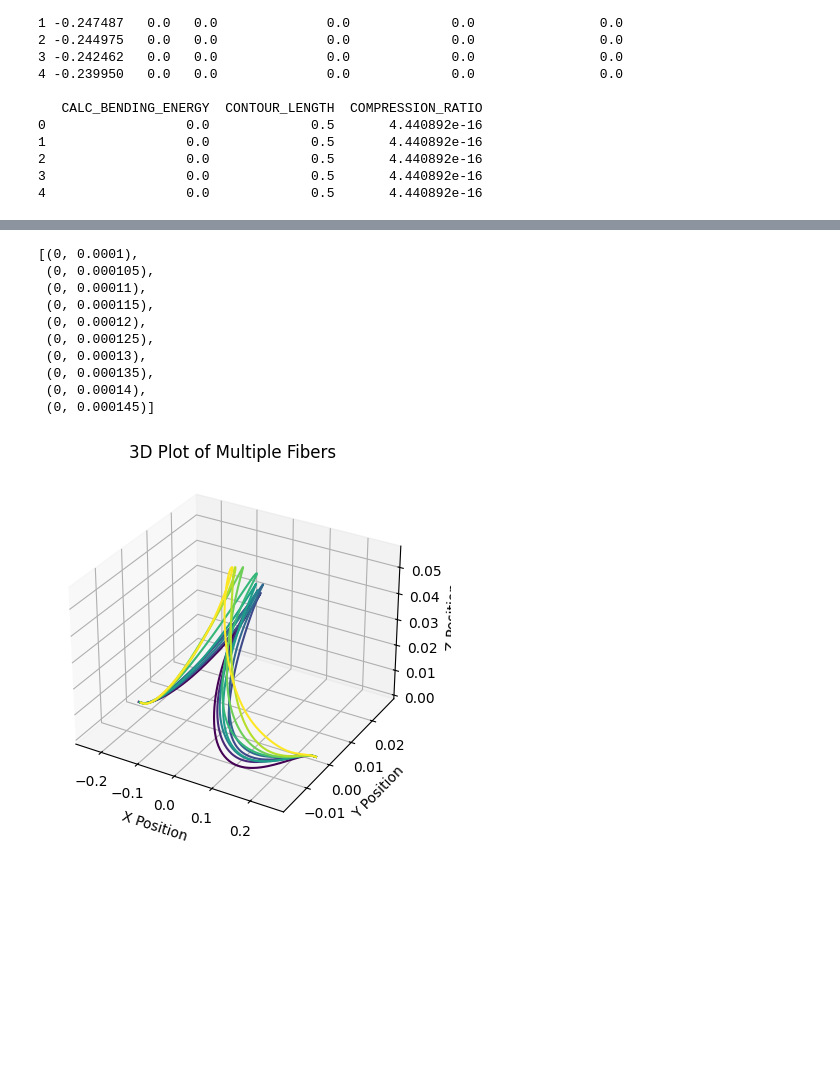
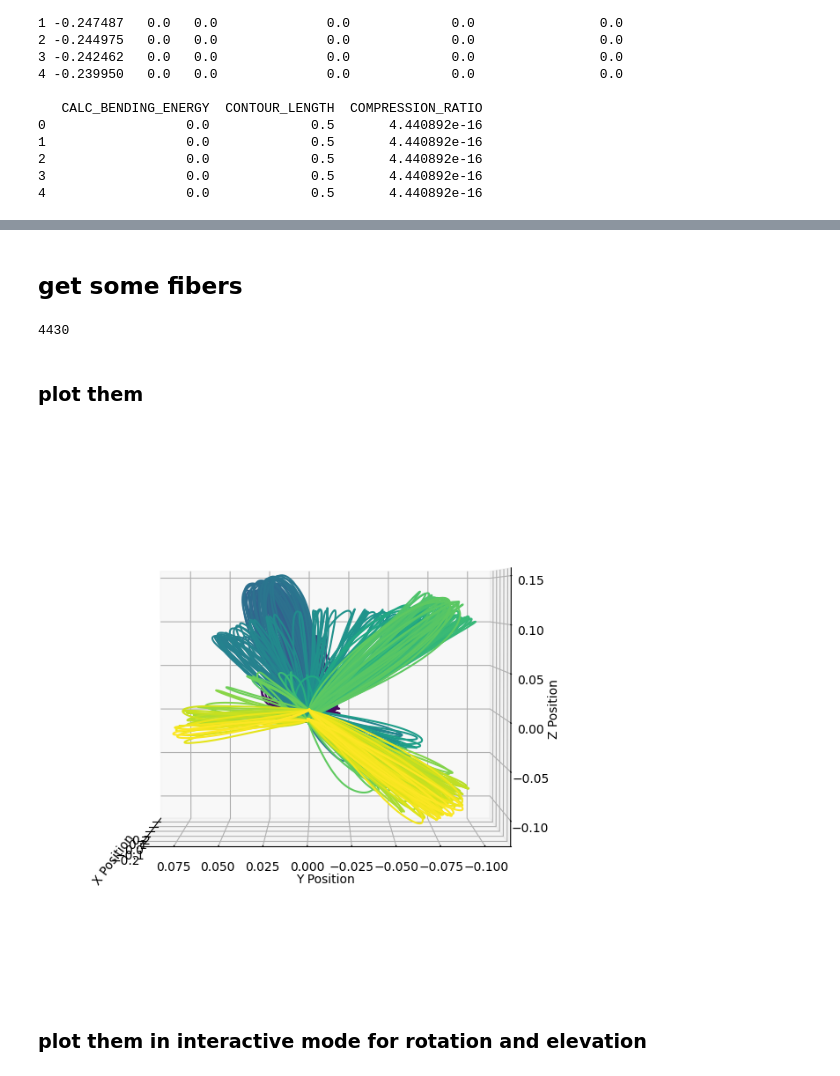
Before and after one commit to eagmon/notebook_tests, a Jupyter notebook: fibers_align.ipynb, the cells around one changed output, grey strips where cells are left out. Cells and saved outputs as stored; diff of their text form; code cells hidden in the pictures; blank space fills up the shorter version.

Commit message:
fibers_align notebook

```diff
--- a/fibers_align.ipynb
+++ b/fibers_align.ipynb
@@ -60,17 +54,19 @@ list(fibers_dict.keys())[0:10]
 # %%
-def plot_fibers(fiber_dicts):
+def plot_fibers(fiber_dicts, angle_rotation=0, angle_elevation=30):
     """
     Plots multiple 3D scatter plots of monomers in fibers, each fiber in a different color.
 
     Args:
     fiber_dicts (list of dict): List of dictionaries, each with monomer_ids as keys and (xpos, ypos, zpos) tuples as values.
+    angle_rotation (int): Horizontal rotation of the plot (azimuthal angle in degrees).
+    angle_elevation (int): Vertical elevation of the plot (elevation angle in degrees).
     """
     # Create a new figure
-    fig = plt.figure()
+    fig = plt.figure(figsize=(10, 8))
     ax = fig.add_subplot(111, projection='3d')
 
     # Colors for different fibers, cycles if more fibers than colors
-    colors = plt.cm.get_cmap('viridis', len(fiber_dicts))
+    colors = mpl_colormaps['viridis'](np.linspace(0, 1, len(fiber_dicts)))
 
     # Loop through each fiber dictionary and plot
     for idx, fiber_dict in enumerate(fiber_dicts):
@@ -78,19 +74,16 @@ def plot_fibers(fiber_dicts):
         ypos = [pos[1] for pos in fiber_dict.values()]
         zpos = [pos[2] for pos in fiber_dict.values()]
 
-        # Scatter plot for each fiber
-        ax.plot(xpos, ypos, zpos, color=colors(idx), label=f'Fiber {idx + 1}')
+        # Plot for each fiber
+        ax.plot(xpos, ypos, zpos, color=colors[idx], label=f'Fiber {idx + 1}')
 
     # Labeling axes
     ax.set_xlabel('X Position')
     ax.set_ylabel('Y Position')
     ax.set_zlabel('Z Position')
 
-    # Title
-    ax.set_title('3D Plot of Multiple Fibers')
-
-    # Legend
-    # ax.legend()
+    # Set initial view angle
+    ax.view_init(elev=angle_elevation, azim=angle_rotation)
 
     # Show plot
     plt.show()
@@ -97,19 +192,18 @@ def plot_fibers(fiber_dicts):
+# %% [markdown]
+## get some fibers
+# %%
+# how many fibers total?
+len(fibers_dict.keys())
+# %% [output]
+4430
 # %%
-fiber_ids = list(fibers_dict.keys())[20:30]
-fiber_ids
-# fibers_dict[(0, 0.0)]
+# get some of them
+# bad fibers: 0
+fiber_ids = list(fibers_dict.keys())[1:500]
+fibers_sample = [fibers_dict[fiber_id] for fiber_id in fiber_ids]
-# %% [output]
-[(0, 0.0001),
- (0, 0.000105),
- (0, 0.00011),
- (0, 0.000115),
- (0, 0.00012),
- (0, 0.000125),
- (0, 0.00013),
- (0, 0.000135),
- (0, 0.00014),
- (0, 0.000145)]
+# %% [markdown]
+### plot them
 # %%
-plot_fibers([fibers_dict[fiber_id] for fiber_id in fiber_ids])
+plot_fibers(fibers_sample, angle_rotation=180, angle_elevation=2)
 # %% [output]
-[figure, old version]
+[figure, new version]
@@ -154 +210,3 @@ def plot_fibers_interactive(fiber_dicts):
+# %% [markdown]
+### plot them in interactive mode for rotation and elevation
 # %%
```
Also changed, not shown: parts of 15 cells of this notebook.
